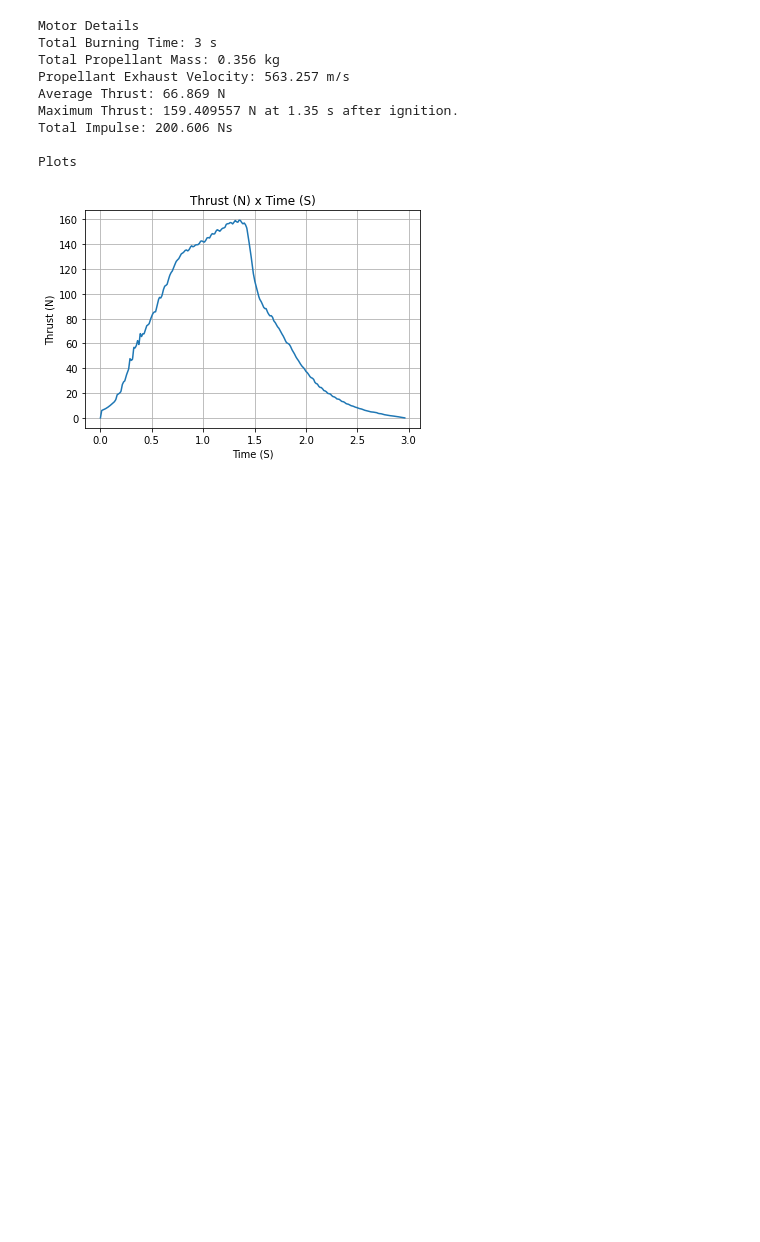
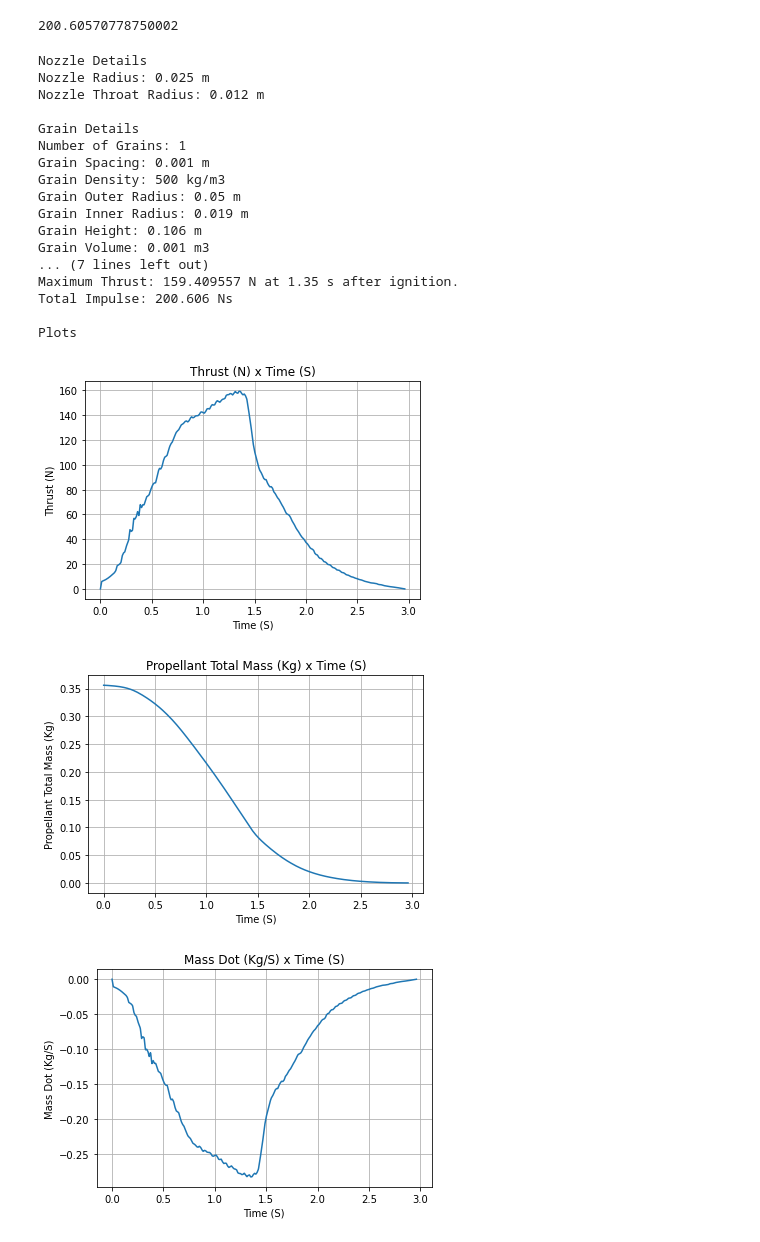
Before and after one commit to nakujaproject/airframeN2, a Jupyter notebook: RocketPYSim/rocketsim.ipynb, the cells around one changed output. Cells and saved outputs as stored; diff of their text form; code cells hidden in the pictures; blank space fills up the shorter version.

```diff
--- a/RocketPYSim/rocketsim.ipynb
+++ b/RocketPYSim/rocketsim.ipynb
@@ -96,16 +91,31 @@ motor = SolidMotor(
     nozzleRadius=0.025,
     throatRadius=0.012
 )
+# %%
+# Calculates total impulse by numerical integration of the thrust curve
+motor.evaluateTotalImpulse()
+# %% [output]
+200.60570778750002
 # %%
-motor.info()
+motor.allInfo()
 # %% [output]
-Motor Details
-Total Burning Time: 3 s
-Total Propellant Mass: 0.356 kg
-Propellant Exhaust Velocity: 563.257 m/s
-Average Thrust: 66.869 N
+Nozzle Details
+Nozzle Radius: 0.025 m
+Nozzle Throat Radius: 0.012 m
+
+Grain Details
+Number of Grains: 1
+Grain Spacing: 0.001 m
+Grain Density: 500 kg/m3
+Grain Outer Radius: 0.05 m
+Grain Inner Radius: 0.019 m
+Grain Height: 0.106 m
+Grain Volume: 0.001 m3
+... (7 lines left out)
 Maximum Thrust: 159.409557 N at 1.35 s after ignition.
 Total Impulse: 200.606 Ns
 
 Plots
 [figure]
+[figure, added]
+[figure, added]
```
Also changed, not shown: parts of 13 cells of this notebook, 1 other file.
